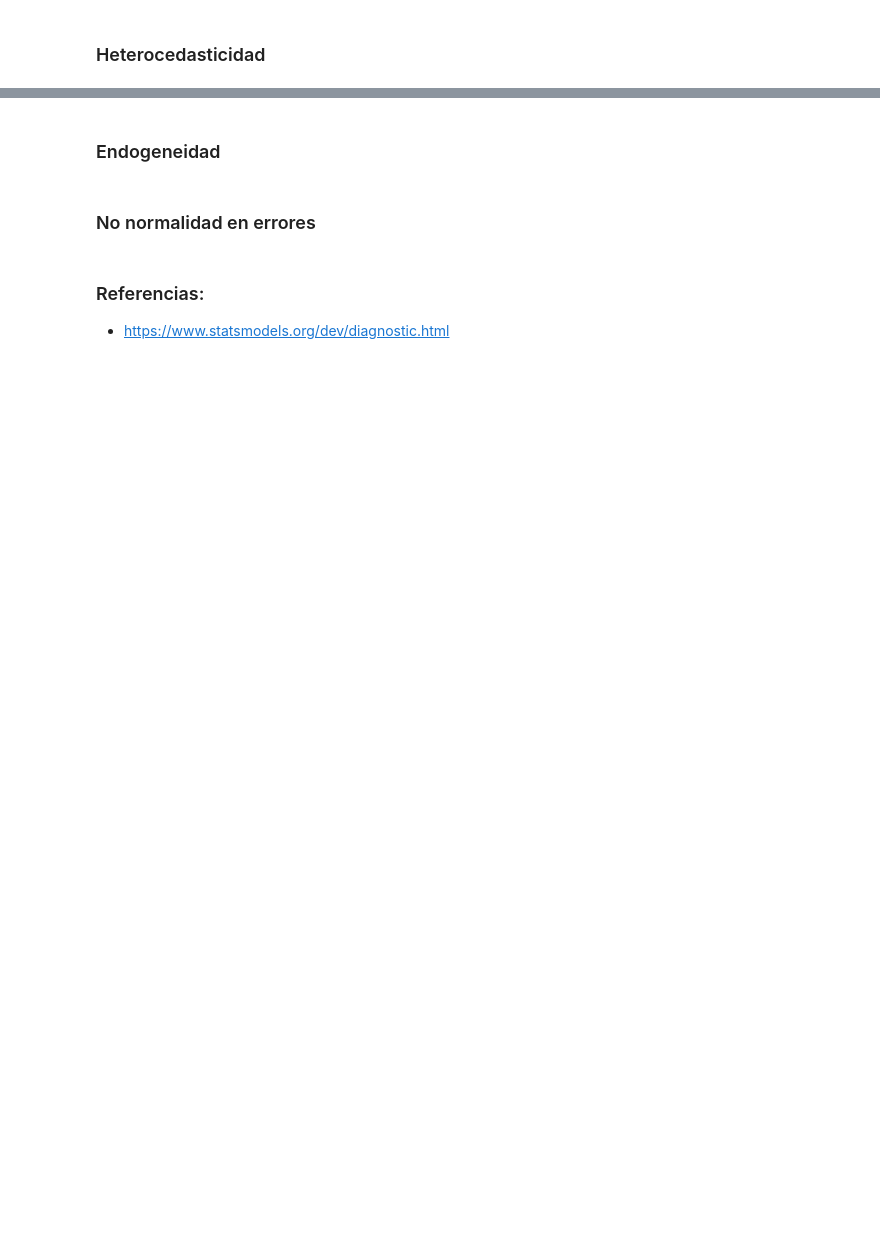
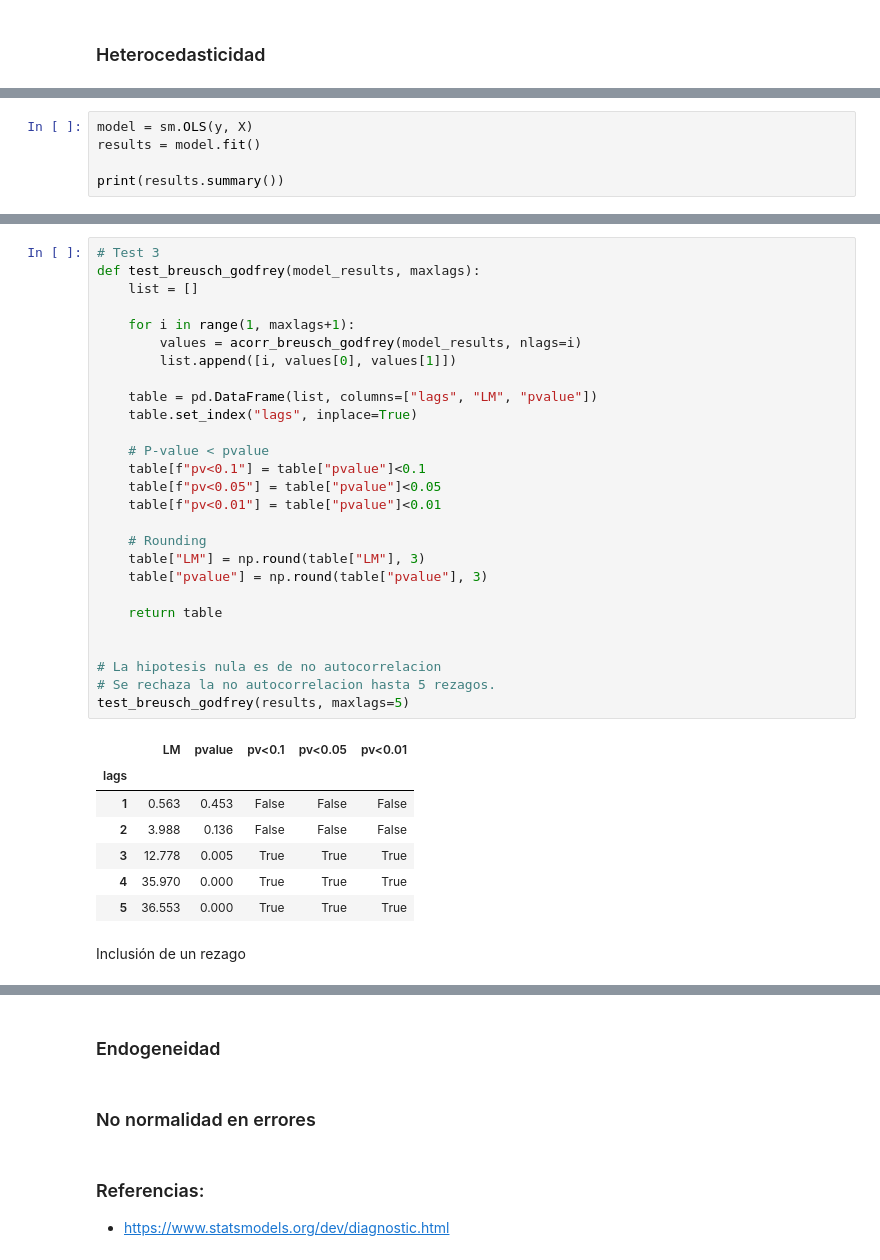
Before and after one commit to mauricioalvaradoo/cross_sectional, a Jupyter notebook: 3 NoAssumptions.ipynb, the cells around one changed output, grey strips where cells are left out. Drawn from its saved outputs; the diff is of its cells as text; blank space fills up the shorter version.

```diff
--- a/3 NoAssumptions.ipynb
+++ b/3 NoAssumptions.ipynb
@@ -16,0 +46,5 @@ import statsmodels.api as sm
+# %%
+model = sm.OLS(y, X)
+results = model.fit()
+
+print(results.summary())
@@ -16,0 +93,37 @@ import statsmodels.api as sm
+# %%
+# Test 3
+def test_breusch_godfrey(model_results, maxlags):
+    list = []
+
+    for i in range(1, maxlags+1):
+        values = acorr_breusch_godfrey(model_results, nlags=i)
+        list.append([i, values[0], values[1]])
+
+    table = pd.DataFrame(list, columns=["lags", "LM", "pvalue"])
+    table.set_index("lags", inplace=True)
+
+    # P-value < pvalue
+    table[f"pv<0.1"] = table["pvalue"]<0.1
+    table[f"pv<0.05"] = table["pvalue"]<0.05
+    table[f"pv<0.01"] = table["pvalue"]<0.01
+
+    # Rounding
+    table["LM"] = np.round(table["LM"], 3)
+    table["pvalue"] = np.round(table["pvalue"], 3)
+
+    return table
+
+
+# La hipotesis nula es de no autocorrelacion
+# Se rechaza la no autocorrelacion hasta 5 rezagos.
+test_breusch_godfrey(results, maxlags=5)
+# %% [output]
+|  | LM | pvalue | pv<0.1 | pv<0.05 | pv<0.01 |
+| lags |  |  |  |  |  |
+| 1 | 0.563 | 0.453 | False | False | False |
+| 2 | 3.988 | 0.136 | False | False | False |
+| 3 | 12.778 | 0.005 | True | True | True |
+| 4 | 35.970 | 0.000 | True | True | True |
+| 5 | 36.553 | 0.000 | True | True | True |
+# %% [markdown]
+Inclusión de un rezago
```
Also changed, not shown: parts of 12 cells of this notebook, 11 other files.
